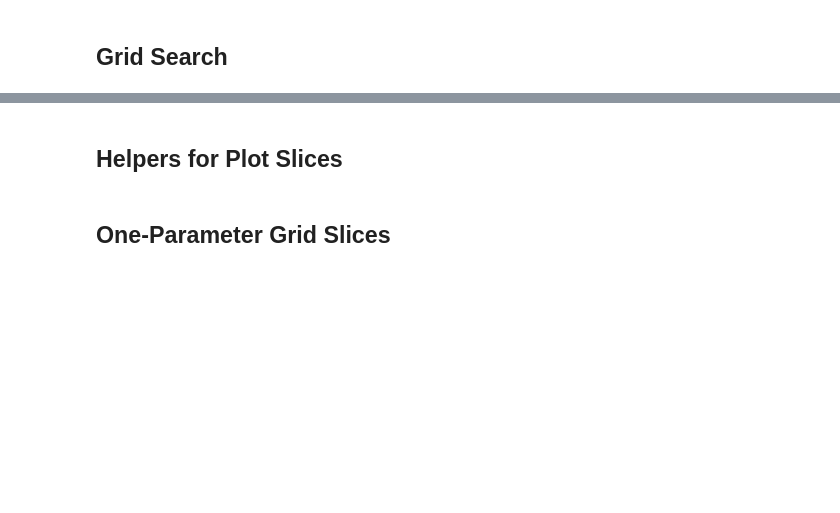
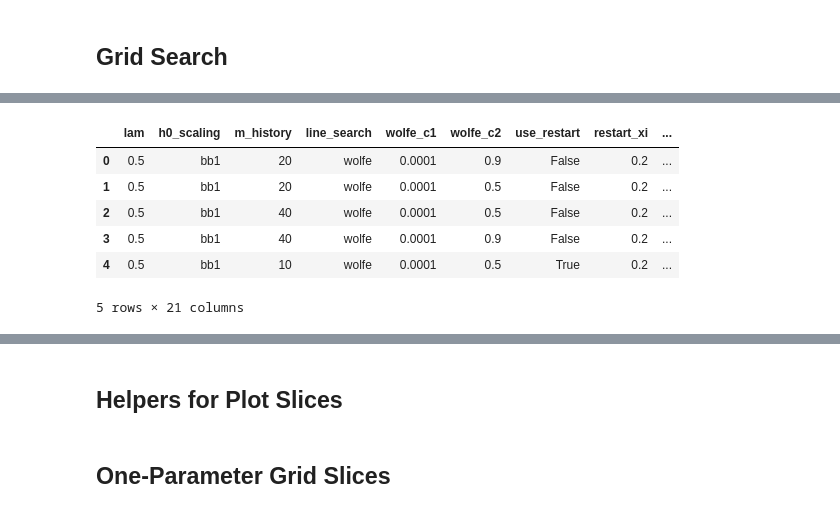
Before and after one commit to GianlucaPanzani/CM-Project-25-26, a Jupyter notebook: 05_lbfgs_grid_search.ipynb, the cells around one changed output, grey strips where cells are left out. Saved outputs shown, nothing was run; the diff lists cells and outputs as text; code cells hidden in the pictures; blank space fills up the shorter version.

```diff
--- a/05_lbfgs_grid_search.ipynb
+++ b/05_lbfgs_grid_search.ipynb
@@ -269,0 +294,17 @@ Best configuration
+# %%
+# Best Wolfe configurations: same selection rule as the overall best
+# (filter on accuracy, then sort by iterations, memory and time),
+# on the base problem (lambda = 0.5) starting from w0 = 0.
+wolfe_base = grid_results[(grid_results['line_search'] == 'wolfe')
+                          & (grid_results['lam'] == base_lambda)
+                          & (grid_results['init_strategy'] == 'zeros')
+                          & (grid_results['w_error'] < acc_threshold)]
+wolfe_base.sort_values(['n_iter', 'm_history', 'time']).reset_index(drop=True).head(10)
+# %% [output]
+|  | lam | h0_scaling | m_history | line_search | wolfe_c1 | wolfe_c2 | use_restart | restart_xi | ... |
+| 0 | 0.5 | bb1 | 20 | wolfe | 0.0001 | 0.9 | False | 0.2 | ... |
+| 1 | 0.5 | bb1 | 20 | wolfe | 0.0001 | 0.5 | False | 0.2 | ... |
+| 2 | 0.5 | bb1 | 40 | wolfe | 0.0001 | 0.5 | False | 0.2 | ... |
+| 3 | 0.5 | bb1 | 40 | wolfe | 0.0001 | 0.9 | False | 0.2 | ... |
+| 4 | 0.5 | bb1 | 10 | wolfe | 0.0001 | 0.5 | True | 0.2 | ... |
+5 rows × 21 columns
```
Also changed, not shown: parts of 27 cells of this notebook.
